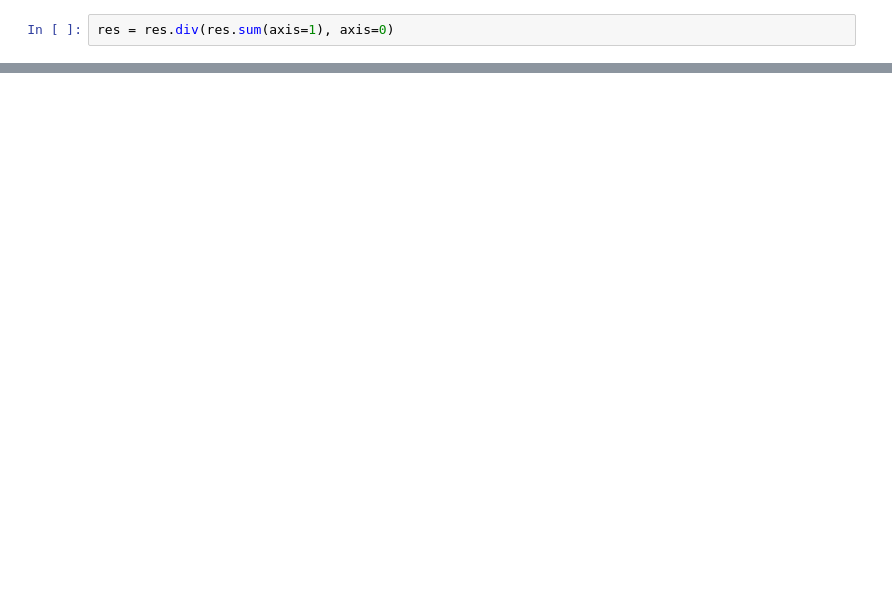
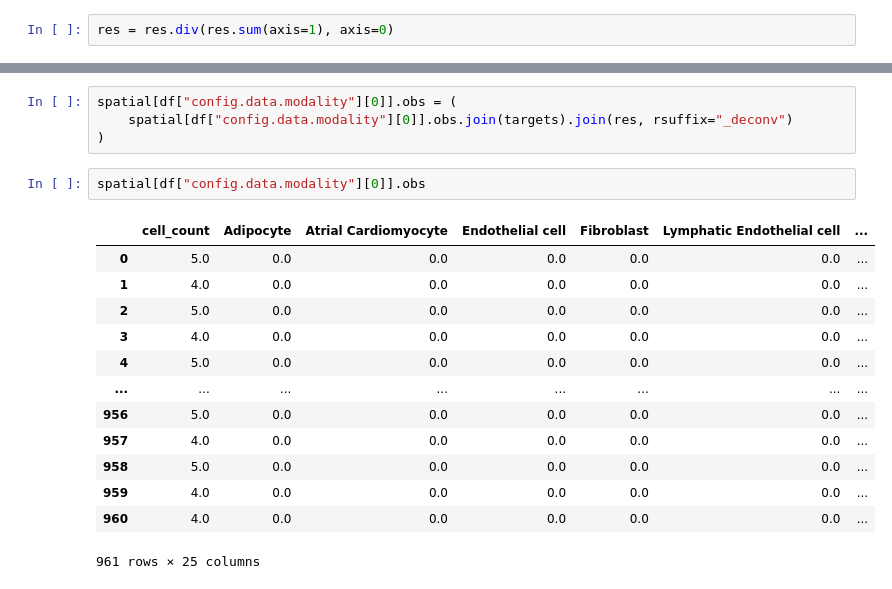
Before and after one commit to theislab/deconvATAC, a Jupyter notebook: notebooks/analysis/analyze_seml.ipynb, the cells around one changed output, grey strips where cells are left out. Cells and saved outputs as stored; diff of their text form; blank space fills up the shorter version.

```diff
--- a/notebooks/analysis/analyze_seml.ipynb
+++ b/notebooks/analysis/analyze_seml.ipynb
@@ -98,0 +43,20 @@ de.tl.rmse(res, targets)
+# %%
+spatial[df["config.data.modality"][0]].obs = (
+    spatial[df["config.data.modality"][0]].obs.join(targets).join(res, rsuffix="_deconv")
+)
+# %%
+spatial[df["config.data.modality"][0]].obs
+# %% [output]
+|  | cell_count | Adipocyte | Atrial Cardiomyocyte | Endothelial cell | Fibroblast | Lymphatic Endothelial cell | ... |
+| 0 | 5.0 | 0.0 | 0.0 | 0.0 | 0.0 | 0.0 | ... |
+| 1 | 4.0 | 0.0 | 0.0 | 0.0 | 0.0 | 0.0 | ... |
+| 2 | 5.0 | 0.0 | 0.0 | 0.0 | 0.0 | 0.0 | ... |
+| 3 | 4.0 | 0.0 | 0.0 | 0.0 | 0.0 | 0.0 | ... |
+| 4 | 5.0 | 0.0 | 0.0 | 0.0 | 0.0 | 0.0 | ... |
+| ... | ... | ... | ... | ... | ... | ... | ... |
+| 956 | 5.0 | 0.0 | 0.0 | 0.0 | 0.0 | 0.0 | ... |
+| 957 | 4.0 | 0.0 | 0.0 | 0.0 | 0.0 | 0.0 | ... |
+| 958 | 5.0 | 0.0 | 0.0 | 0.0 | 0.0 | 0.0 | ... |
+| 959 | 4.0 | 0.0 | 0.0 | 0.0 | 0.0 | 0.0 | ... |
+| 960 | 4.0 | 0.0 | 0.0 | 0.0 | 0.0 | 0.0 | ... |
+961 rows × 25 columns
```
Also changed, not shown: parts of 25 cells of this notebook.
